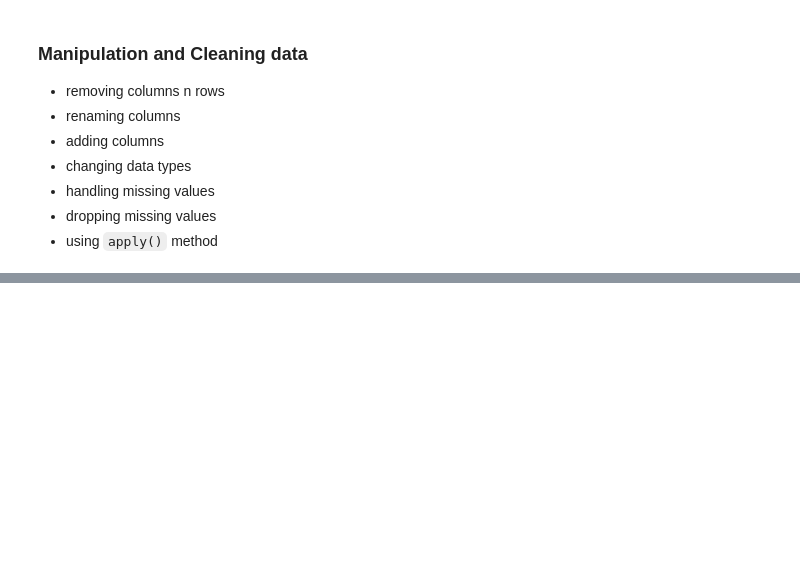
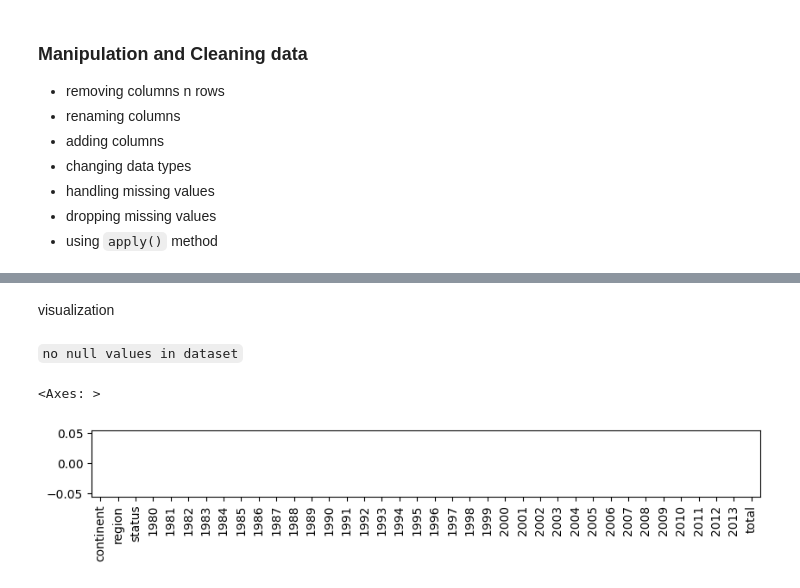
Before and after one commit to zaid-kamil/2024-MAY-PY-930-MWTF, a Jupyter notebook: data analysis/pandas.ipynb, the cells around one changed output, grey strips where cells are left out. Saved outputs shown, nothing was run; the diff lists cells and outputs as text; code cells hidden in the pictures; blank space fills up the shorter version.

Commit message:
# 21 pandas preprocessing apply() method visualization

```diff
--- a/data analysis/pandas.ipynb
+++ b/data analysis/pandas.ipynb
@@ -239,0 +297,3 @@ fake_df
+# %%
+df = df.set_index('Country')
+df.head()
@@ -239,0 +302,3 @@ fake_df
+# %%
+df.columns = [str(name).lower() for name in df.columns.tolist()]
+df.head()
@@ -239,0 +314,3 @@ fake_df
+# %%
+years = list(map(str, range(1980, 2014)))
+print(years)
@@ -239,0 +337,3 @@ fake_df
+# %%
+df['total'] = df[years].sum(axis=1)
+df.head()
@@ -239,0 +349,9 @@ fake_df
+# %% [markdown]
+visualization
+# %% [markdown]
+`no null values in dataset`
+# %%
+df.isnull().sum().plot(figsize=(10,1), kind='bar')
+# %% [output]
+<Axes: >
+[figure, added]
```
Also changed, not shown: parts of 23 cells of this notebook, 1 other file.
